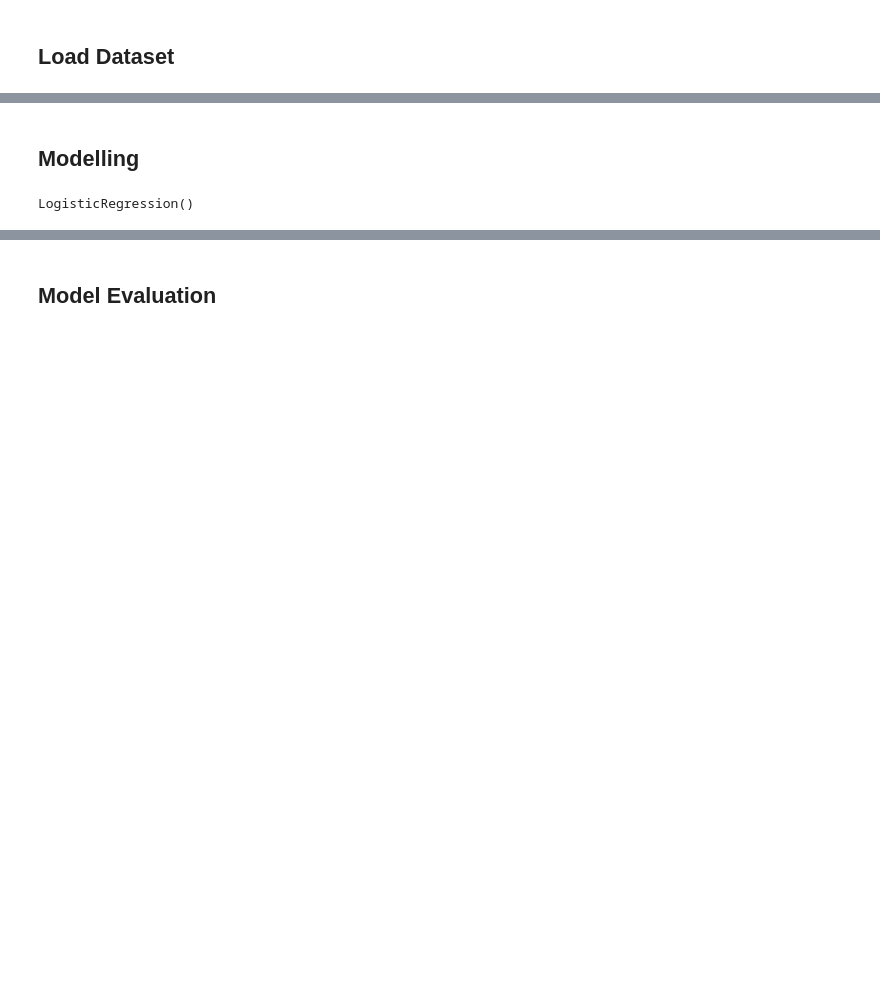
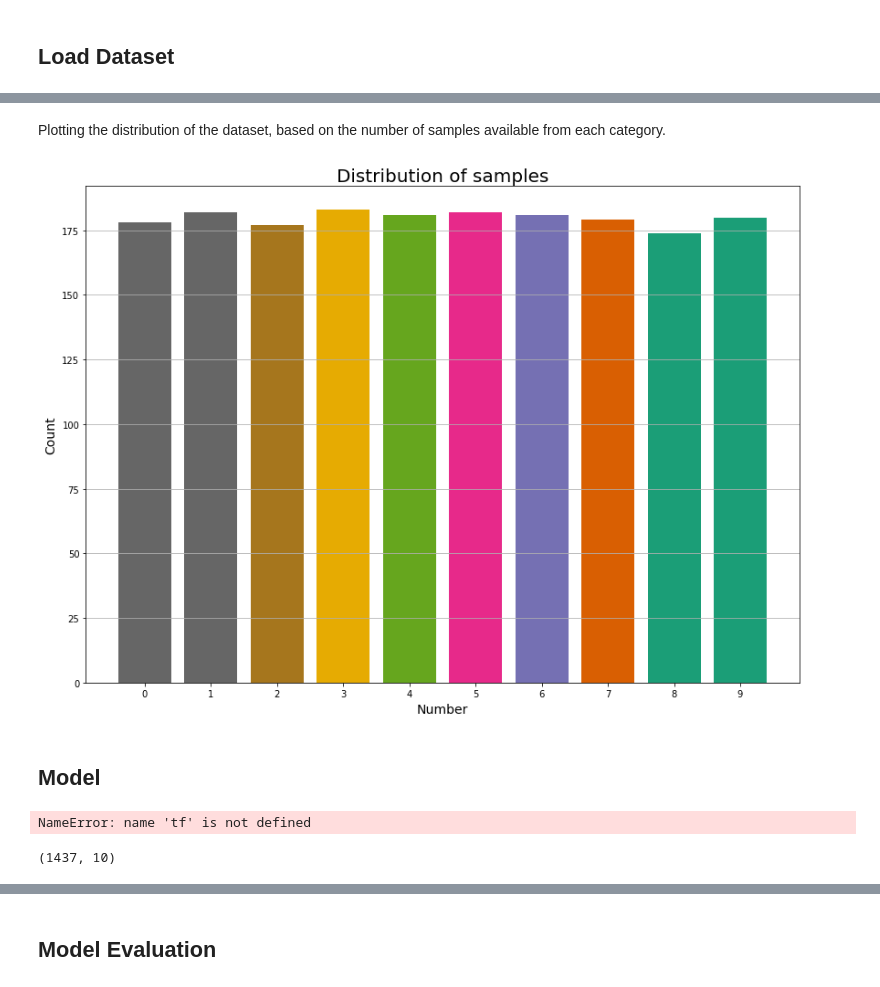
Before and after one commit to theiyobosa/mnist-dataset-classification, a Jupyter notebook: train.ipynb, the cells around one changed output, grey strips where cells are left out. Cells and saved outputs as stored; diff of their text form; code cells hidden in the pictures; blank space fills up the shorter version.

```diff
--- a/train.ipynb
+++ b/train.ipynb
@@ -51,2 +53,20 @@ X_test, X_validation, y_test, y_validation = train_test_split(X_test_validation,
+# %% [markdown]
+Plotting the distribution of the dataset, based on the number of samples available from each category.
+# %%
+plt.figure(figsize=(14, 10))
+
+y_unique, y_counts = np.unique(y, return_counts=True)
+
+plt.bar(y_unique, y_counts,
+         color=[plt.cm.get_cmap('Dark2_r', 10)(i) for i in range(10)])
+plt.title('Distribution of samples', fontsize=20, pad=5)
+plt.xlabel('Number', fontsize=14, labelpad=5)
+plt.ylabel('Count', fontsize=14, labelpad=5)
+plt.xticks(list(range(10)))
+plt.grid(axis='y')
+
+plt.show()
+# %% [output]
+[figure, added]
 # %% [markdown]
-<h2>Modelling</h2>
+<h2>Model</h2>
@@ -55,4 +73,10 @@ clf = sklearn.linear_model.LogisticRegression()
-# %%
-clf.fit(X_train, y_train)
-# %% [output]
-LogisticRegression()
+# %%
+y = np.array(tf.one_hot(y, 10))
+
+X_train, X_test, y_train, y_test = train_test_split(X, y, test_size=0.2, random_state=4, shuffle=True)
+# %% [output]
+NameError: name 'tf' is not defined
+# %%
+y_train.shape
+# %% [output]
+(1437, 10)
```
Also changed, not shown: parts of 32 cells of this notebook, 1 other file.
